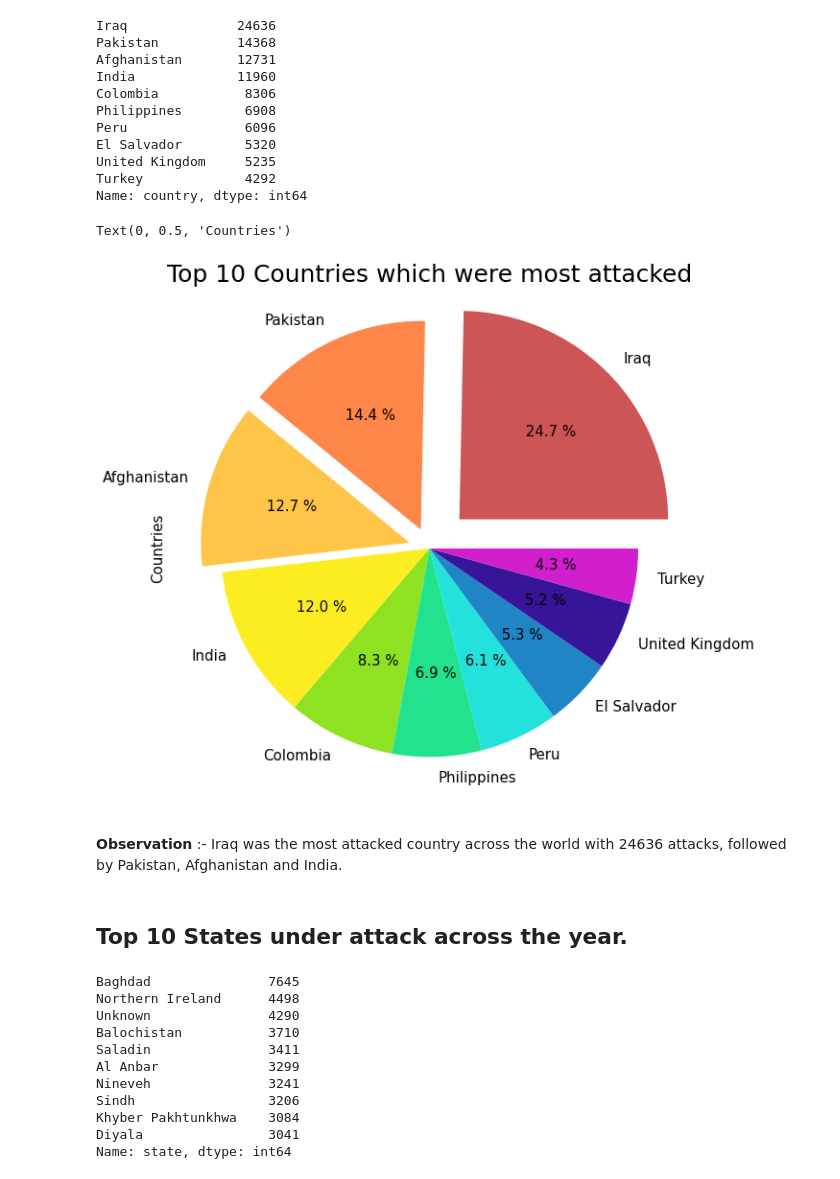
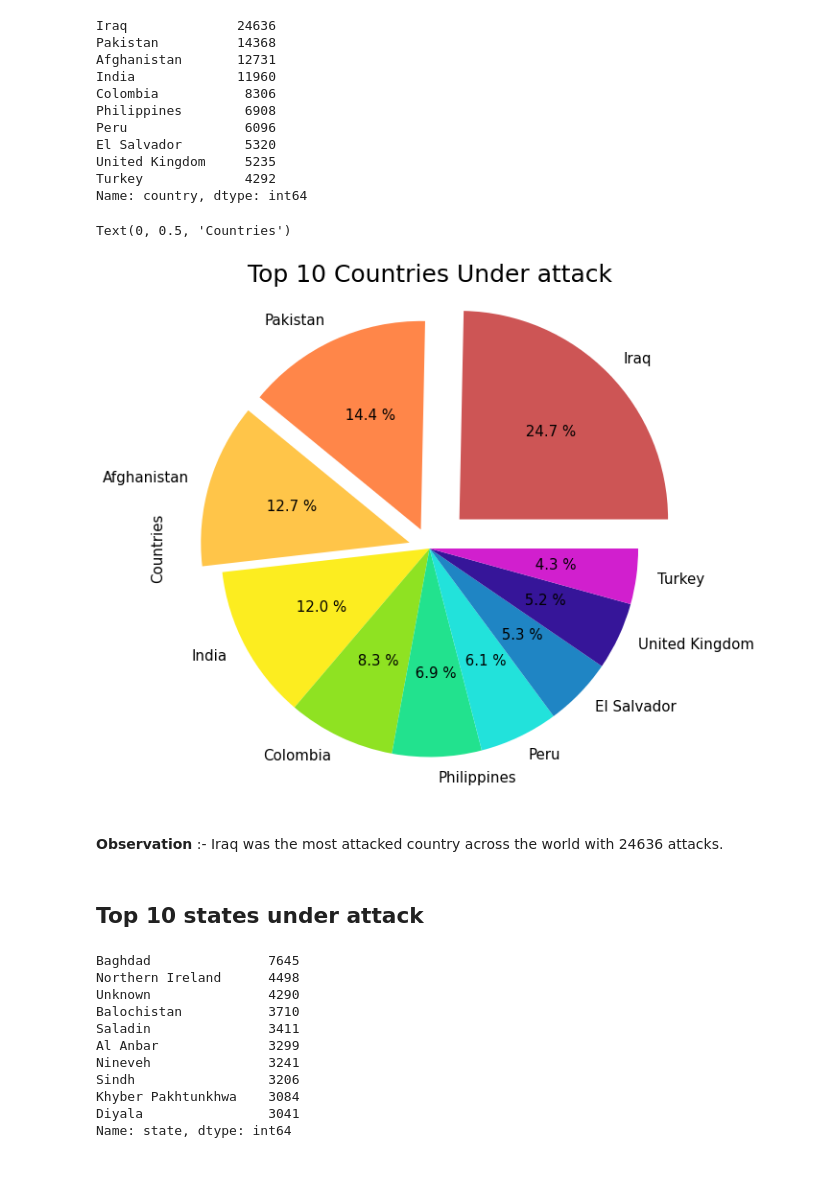
Before and after one commit to Dshivank/EDA-Global-Terrorism-Analysis, a Jupyter notebook: Global_Terrorism_Analysis_Capstone_Project.ipynb, the cells around one changed output. Saved outputs shown, nothing was run; the diff lists cells and outputs as text; code cells hidden in the pictures.

```diff
--- a/Global_Terrorism_Analysis_Capstone_Project.ipynb
+++ b/Global_Terrorism_Analysis_Capstone_Project.ipynb
@@ -397,26 +412,26 @@ Name: country, dtype: int64
 # %%
 # Defining the explode
 myexplode = [0.2, 0.1, 0.1, 0, 0, 0, 0, 0, 0, 0 ]
 
 color_set = ["#CD5555","#ff8649","#ffc549","#fced20","#8fe222","#22e28e","#22e2db","#1f85c4","#361599","#d11fce"]
 
 # Plotting the Pie Chart
 top_10_countries.plot(kind = 'pie', figsize=(20,10), explode = myexplode,autopct ='% 1.1f %%',colors = color_set, textprops={'fontsize': 15})
 
 # Set a title of the chart.
-plt.title('Top 10 Countries which were most attacked', fontsize = 25)
+plt.title('Top 10 Countries Under attack', fontsize = 25)
 
 # Set the y label
 plt.ylabel('Countries', fontsize = 15)
 
 # Grouping by countries, and plotting pie chart
 # %% [output]
 Text(0, 0.5, 'Countries')
-[figure, old version]
+[figure, new version]
 # %% [markdown]
-**Observation** :- Iraq was the most attacked country across the world with 24636 attacks, followed by Pakistan, Afghanistan and India.
+**Observation** :- Iraq was the most attacked country across the world with 24636 attacks.
 # %% [markdown]
-## <b> Top 10 States under attack across the year.
+## <b> Top 10 states under attack
 # %%
 top_10_states = terrorism_data_new['state'].value_counts().head(10)
 
```
Also changed, not shown: parts of 41 cells of this notebook.
